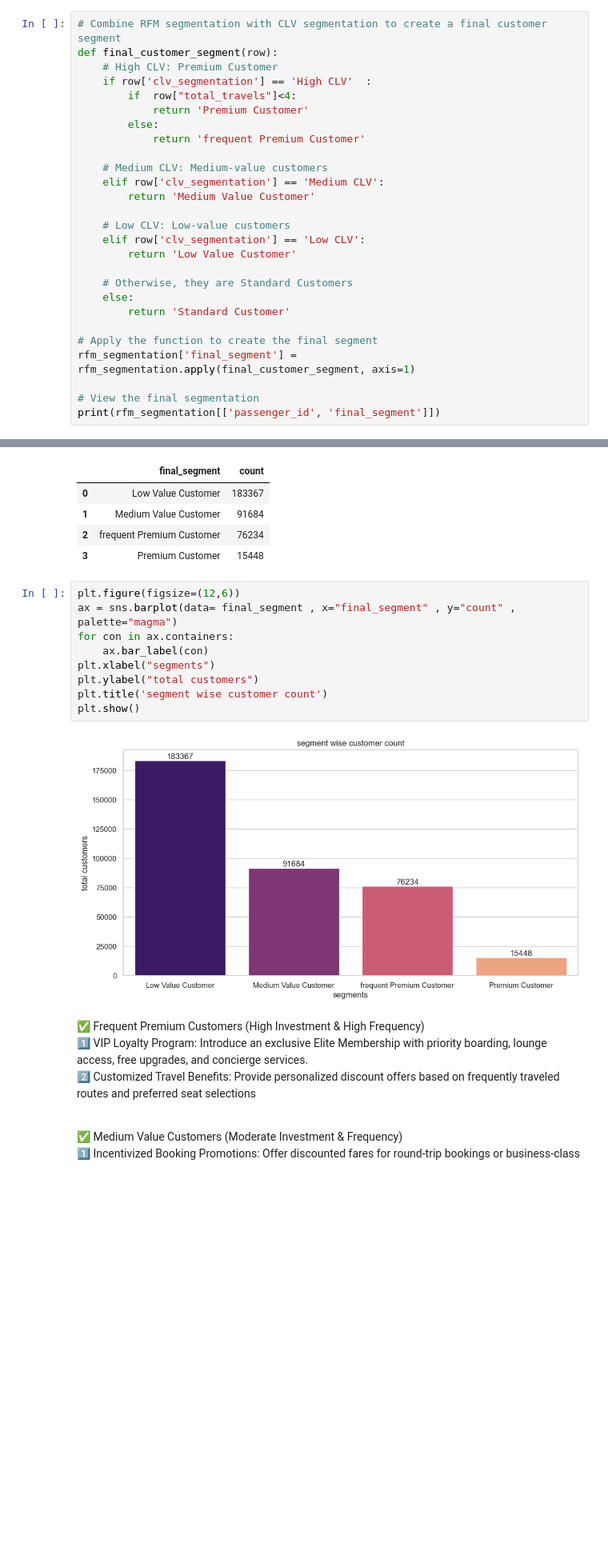
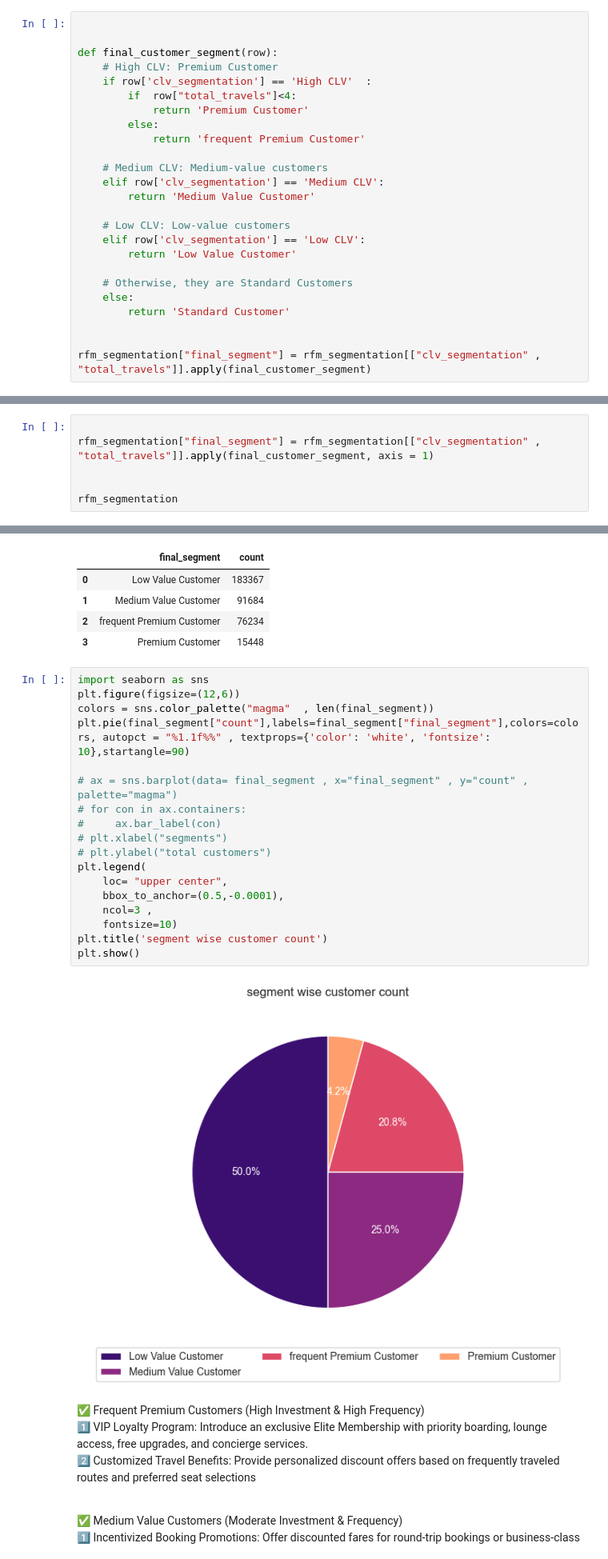
Before and after one commit to surajdjjadhav/Aircraft-Operations, a Jupyter notebook: airline.ipynb, the cells around one changed output, grey strips where cells are left out. Shown at 80% size. Cells and saved outputs as stored; diff of their text form; blank space fills up the shorter version.

```diff
--- a/airline.ipynb
+++ b/airline.ipynb
@@ -583,5 +421,6 @@ rfm_segmentation
 # %%
-# Combine RFM segmentation with CLV segmentation to create a final customer segment
+
+
 def final_customer_segment(row):
     # High CLV: Premium Customer
     if row['clv_segmentation'] == 'High CLV'  :
@@ -602,8 +441,5 @@ def final_customer_segment(row):
     else:
         return 'Standard Customer'
 
-# Apply the function to create the final segment
-rfm_segmentation['final_segment'] = rfm_segmentation.apply(final_customer_segment, axis=1)
 
-# View the final segmentation
-print(rfm_segmentation[['passenger_id', 'final_segment']])
+rfm_segmentation["final_segment"] = rfm_segmentation[["clv_segmentation" , "total_travels"]].apply(final_customer_segment)
@@ -633,0 +446,6 @@ Name: total_investment, dtype: float64
+# %%
+
+rfm_segmentation["final_segment"] = rfm_segmentation[["clv_segmentation" , "total_travels"]].apply(final_customer_segment, axis = 1)
+
+
+rfm_segmentation
@@ -800,16 +633,25 @@ final_segment
 | 2 | frequent Premium Customer | 76234 |
 | 3 | Premium Customer | 15448 |
 # %%
+import seaborn as sns
 plt.figure(figsize=(12,6))
-ax = sns.barplot(data= final_segment , x="final_segment" , y="count" , palette="magma")
-for con in ax.containers:
-    ax.bar_label(con)
-plt.xlabel("segments")
-plt.ylabel("total customers")
+colors = sns.color_palette("magma"  , len(final_segment))
+plt.pie(final_segment["count"],labels=final_segment["final_segment"],colors=colors, autopct = "%1.1f%%" , textprops={'color': 'white', 'fontsize': 10},startangle=90)
+
+# ax = sns.barplot(data= final_segment , x="final_segment" , y="count" , palette="magma")
+# for con in ax.containers:
+#     ax.bar_label(con)
+# plt.xlabel("segments")
+# plt.ylabel("total customers")
+plt.legend(
+    loc= "upper center",
+    bbox_to_anchor=(0.5,-0.0001),
+    ncol=3 ,
+    fontsize=10)
 plt.title('segment wise customer count')
 plt.show()
 # %% [output]
-[figure, old version]
+[figure, new version]
 # %% [markdown]
 ✅ Frequent Premium Customers (High Investment & High Frequency)<br>
 1️⃣ VIP Loyalty Program: Introduce an exclusive Elite Membership with priority boarding, lounge access, free upgrades, and concierge services.<br>
```
Also changed, not shown: parts of 38 cells of this notebook.
